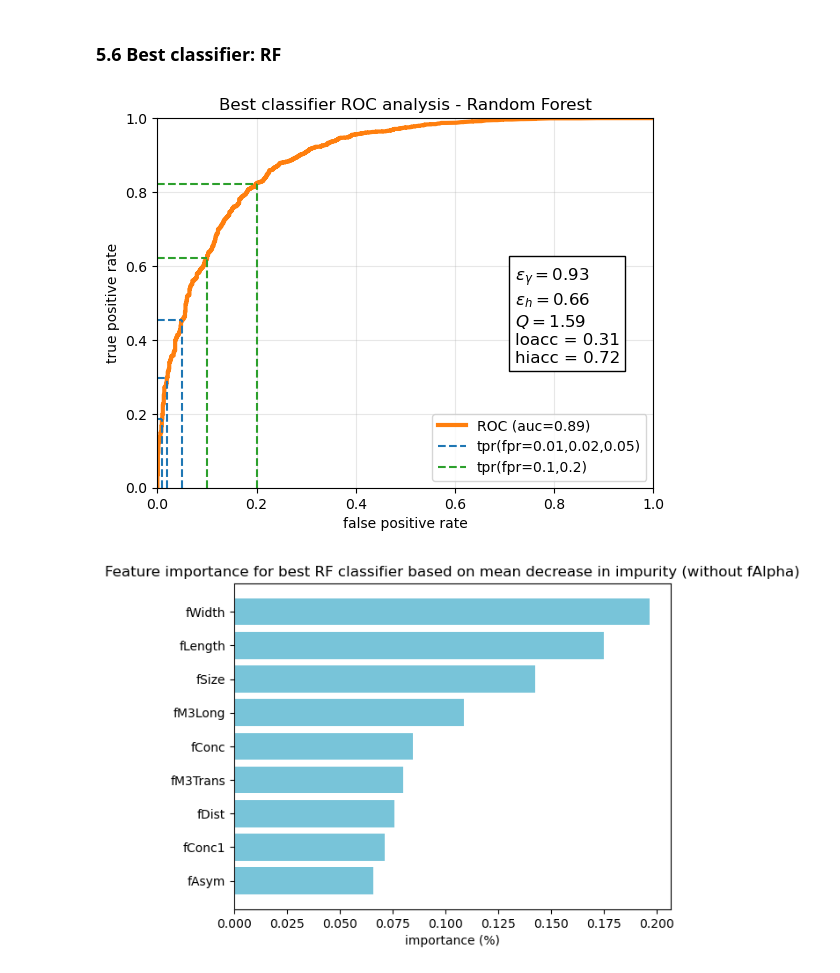
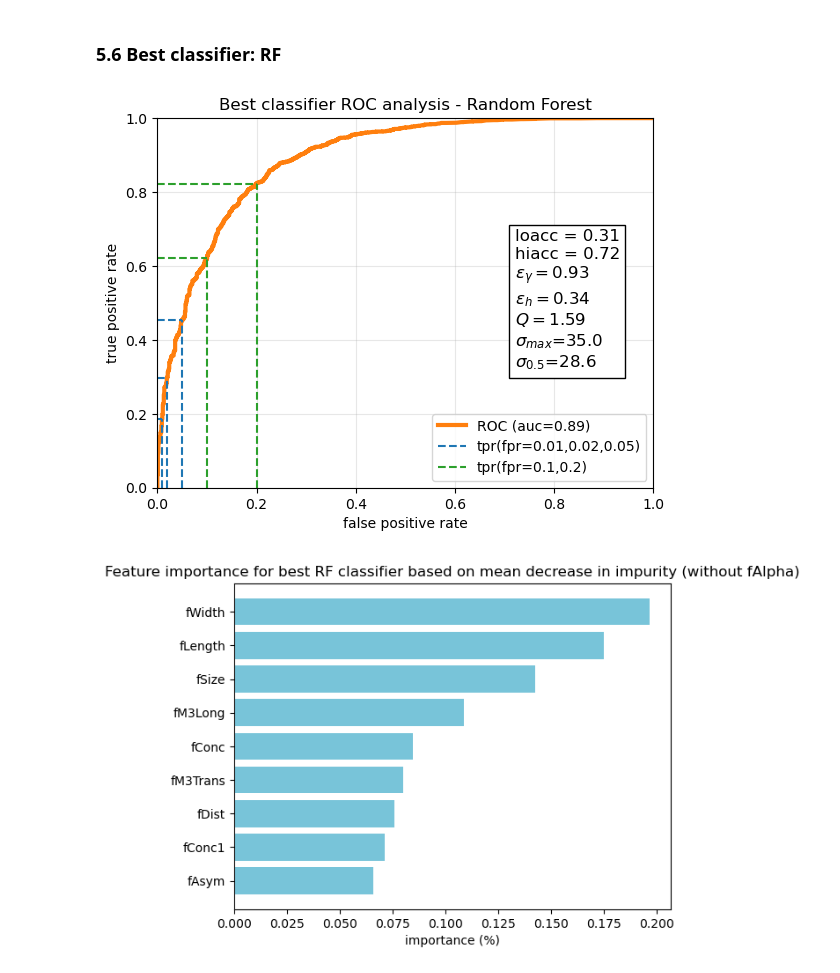
Before and after one commit to LauraRavagnani/LCP_projects_Y6, a Jupyter notebook: Project.ipynb, the cells around one changed output. Cells and saved outputs as stored; diff of their text form; code cells hidden in the pictures.

```diff
--- a/Project.ipynb
+++ b/Project.ipynb
@@ -1100,10 +1112,6 @@ def hiacc(tp, fp):
 
 loacc_rf = loacc(tpr_rf, fpr_rf)
 hiacc_rf = hiacc(tpr_rf, fpr_rf)
-
-# significance
-sigma_max = None
-sigma_half = None
 
 fig, ax = plt.subplots()
 ax.grid(alpha = 0.3)
@@ -1120,38 +1128,48 @@ ax.axvline(x=0.02, ymin=0, ymax=tpr_rf[np.argmin(np.abs(fpr_rf - 0.02))], color=
 ax.axhline(y=tpr_rf[np.argmin(np.abs(fpr_rf - 0.05))], xmin=0, xmax=0.05, color='C0', linestyle='--')
 ax.axvline(x=0.05, ymin=0, ymax=tpr_rf[np.argmin(np.abs(fpr_rf - 0.05))], color='C0', linestyle='--')
 
 # hiacc data
 ax.axhline(y=tpr_rf[np.argmin(np.abs(fpr_rf - 0.1))], xmin=0, xmax=0.1, color='C2', label=f'tpr(fpr=0.1,0.2)', linestyle='--')
 ax.axvline(x=0.1, ymin=0, ymax=tpr_rf[np.argmin(np.abs(fpr_rf - 0.1))], color='C2', linestyle='--')
 
 ax.axhline(y=tpr_rf[np.argmin(np.abs(fpr_rf - 0.2))], xmin=0, xmax=0.2, color='C2', linestyle='--')
 ax.axvline(x=0.2, ymin=0, ymax=tpr_rf[np.argmin(np.abs(fpr_rf - 0.2))], color='C2', linestyle='--')
 
 ax.set_xlim(0, 1)
 ax.set_ylim(0, 1)
 
 ax.set_xlabel('false positive rate')
 ax.set_ylabel('true positive rate')
 
 ax.set_title('Best classifier ROC analysis - Random Forest')
 ax.legend(loc='lower right')
 
 egamma = cm_RF[1][1]
-ehadron = cm_RF[0][0]
+ehadron = cm_RF[0][1]
+
+# significance
+S_max = freq_test1[1]*egamma
+B_max = freq_test1[0]*ehadron
+S_half = freq_test1[1]*0.5
+B_half = freq_test1[0]*fpr_rf[np.argmin(np.abs(tpr_rf-0.5))]
+sigma_max = S_max/np.sqrt(2*B_max+S_max)
+sigma_half = S_half/np.sqrt(2*B_half+S_half)
 
 props = dict(facecolor='white')
 textstr = '\n'.join((
+    f'loacc = {loacc_rf:.2f}',
+    f'hiacc = {hiacc_rf:.2f}',
     r'$\epsilon_{\gamma}=%.2f$' % (egamma),
     r'$\epsilon_{h}=%.2f$' % (ehadron),
     r'$Q=%.2f$' % (bestRF_Q),
-    f'loacc = {loacc_rf:.2f}',
-    f'hiacc = {hiacc_rf:.2f}'))
-ax.text(0.72, 0.60, textstr, fontsize=12,
+    r'$\sigma_{max}$=%.1f' % sigma_max,
+    r'$\sigma_{0.5}$=%.1f' % sigma_half))
+ax.text(0.72, 0.70, textstr, fontsize=12,
         verticalalignment='top', bbox=props)
 
 plt.show()
 # %% [output]
-[figure, old version]
+[figure, new version]
 # %%
 # feature importance in RF
 sort = best_model_auc.feature_importances_.argsort()
```
Also changed, not shown: parts of 23 cells of this notebook.
